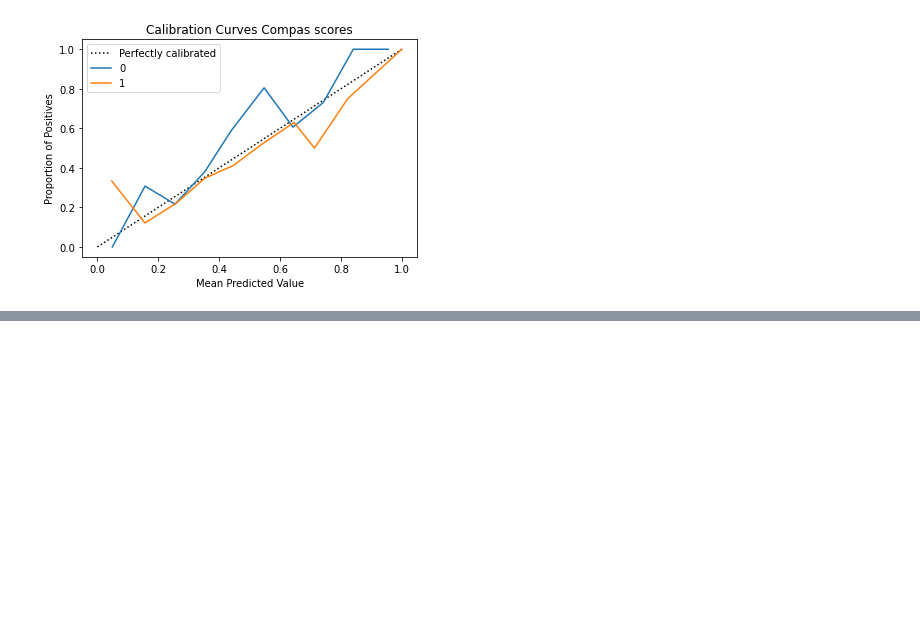
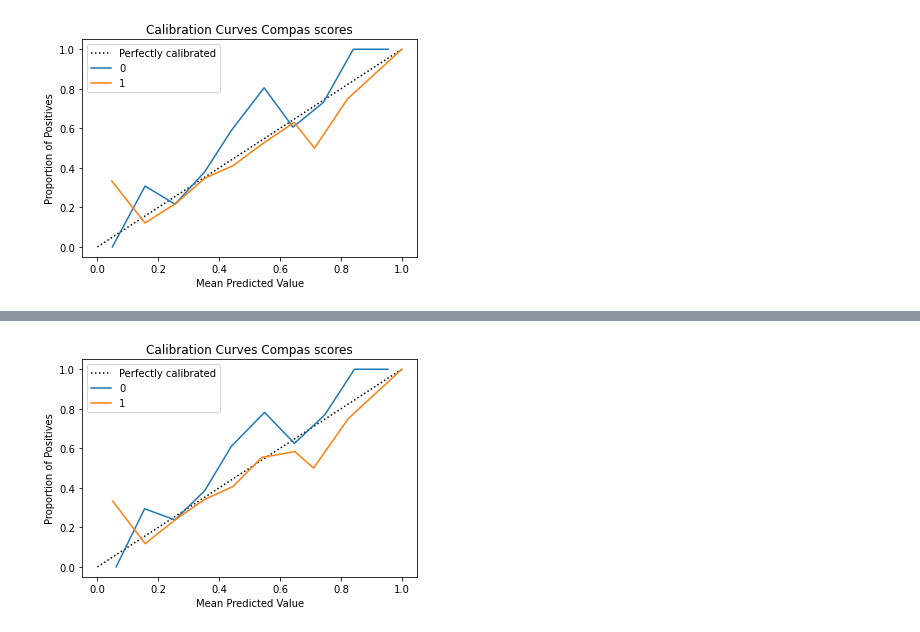
Before and after one commit to youkkka/Thesis-Experiments, a Jupyter notebook: Compas_experiment.ipynb, the cells around one changed output, grey strips where cells are left out. Cells and saved outputs as stored; diff of their text form; code cells hidden in the pictures; blank space fills up the shorter version.

```diff
--- a/Compas_experiment.ipynb
+++ b/Compas_experiment.ipynb
@@ -475,0 +561,4 @@ print_calib(modelRG2)
+# %%
+print_calib(data_uniform_sampling)
+# %% [output]
+[figure, added]
```
Also changed, not shown: parts of 64 cells of this notebook.
